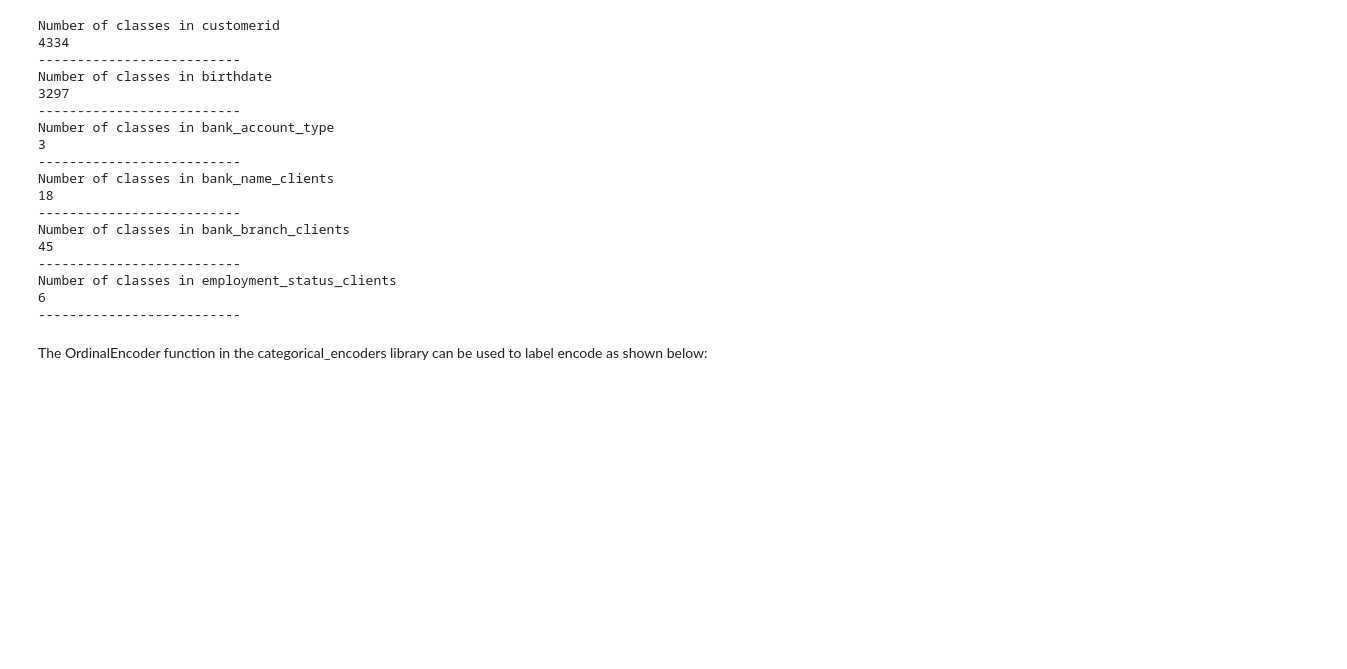
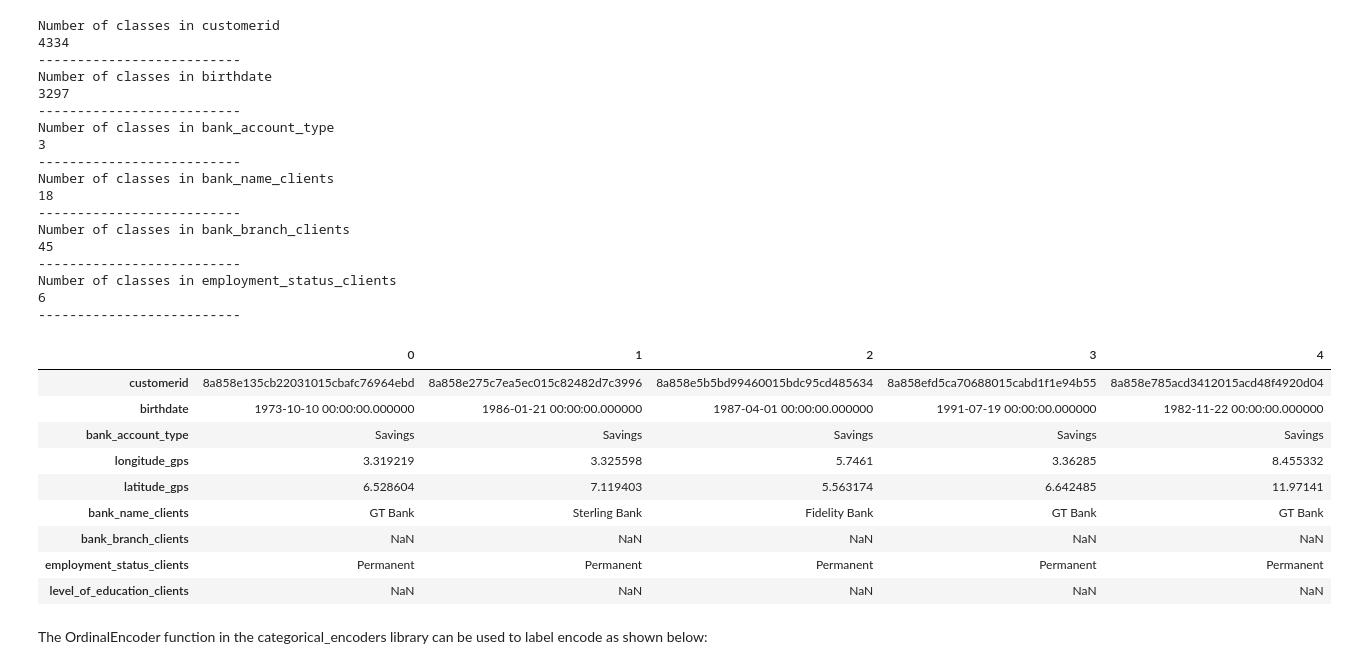
Before and after one commit to 1922536912/Kaggle-Competition-Quant-and-Machine-Learning-Course-, a Jupyter notebook: notebooks/tutorial_4_feature_engineering.ipynb, the cells around one changed output. Drawn from its saved outputs; the diff is of its cells as text; code cells hidden in the pictures; blank space fills up the shorter version.

```diff
--- a/notebooks/tutorial_4_feature_engineering.ipynb
+++ b/notebooks/tutorial_4_feature_engineering.ipynb
@@ -264,6 +267,19 @@ Number of classes in bank_branch_clients
 Number of classes in employment_status_clients
 6
 --------------------------
+# %%
+loan_demographics.head().T
+# %% [output]
+|  | 0 | 1 | 2 | 3 | 4 |
+| customerid | 8a858e135cb22031015cbafc76964ebd | 8a858e275c7ea5ec015c82482d7c3996 | 8a858e5b5bd99460015bdc95cd485634 | 8a858efd5ca70688015cabd1f1e94b55 | 8a858e785acd3412015acd48f4920d04 |
+| birthdate | 1973-10-10 00:00:00.000000 | 1986-01-21 00:00:00.000000 | 1987-04-01 00:00:00.000000 | 1991-07-19 00:00:00.000000 | 1982-11-22 00:00:00.000000 |
+| bank_account_type | Savings | Savings | Savings | Savings | Savings |
+| longitude_gps | 3.319219 | 3.325598 | 5.7461 | 3.36285 | 8.455332 |
+| latitude_gps | 6.528604 | 7.119403 | 5.563174 | 6.642485 | 11.97141 |
+| bank_name_clients | GT Bank | Sterling Bank | Fidelity Bank | GT Bank | GT Bank |
+| bank_branch_clients | NaN | NaN | NaN | NaN | NaN |
+| employment_status_clients | Permanent | Permanent | Permanent | Permanent | Permanent |
+| level_of_education_clients | NaN | NaN | NaN | NaN | NaN |
 # %% [markdown]
 The OrdinalEncoder function in the categorical_encoders library can be used to label encode as shown below:
 # %%
```
Also changed, not shown: parts of 26 cells of this notebook, 6 other files.
